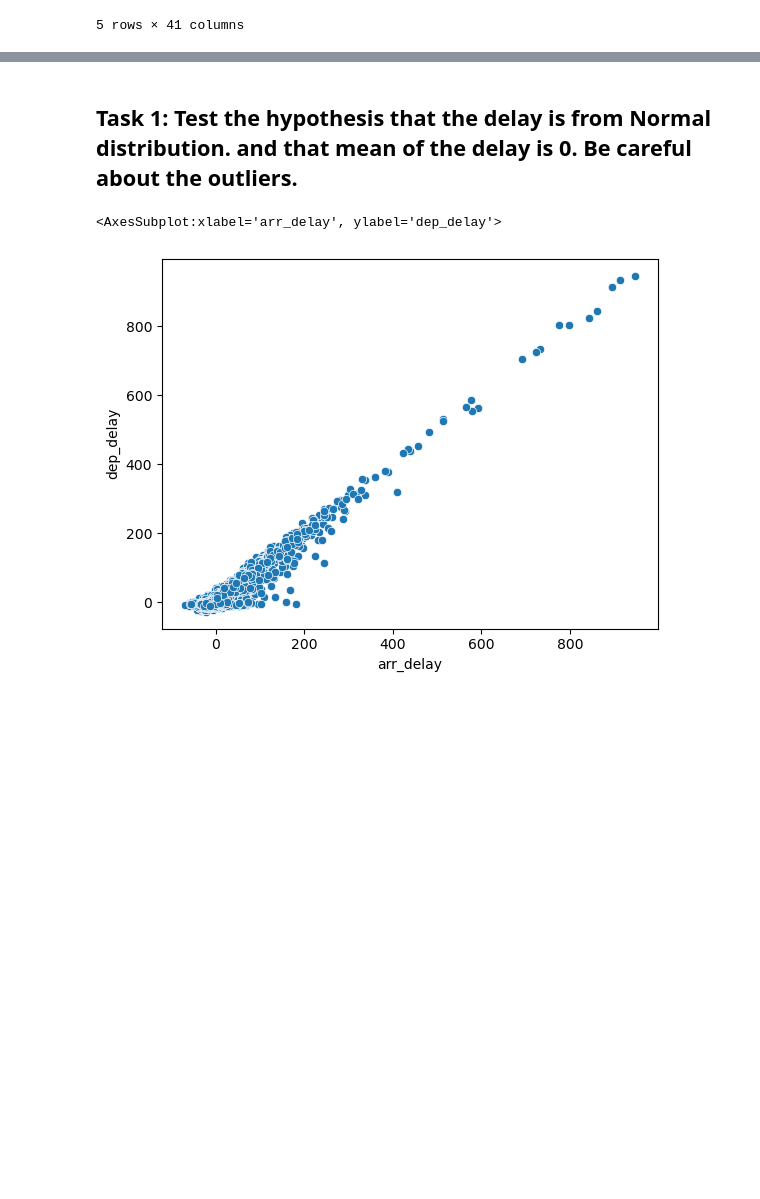
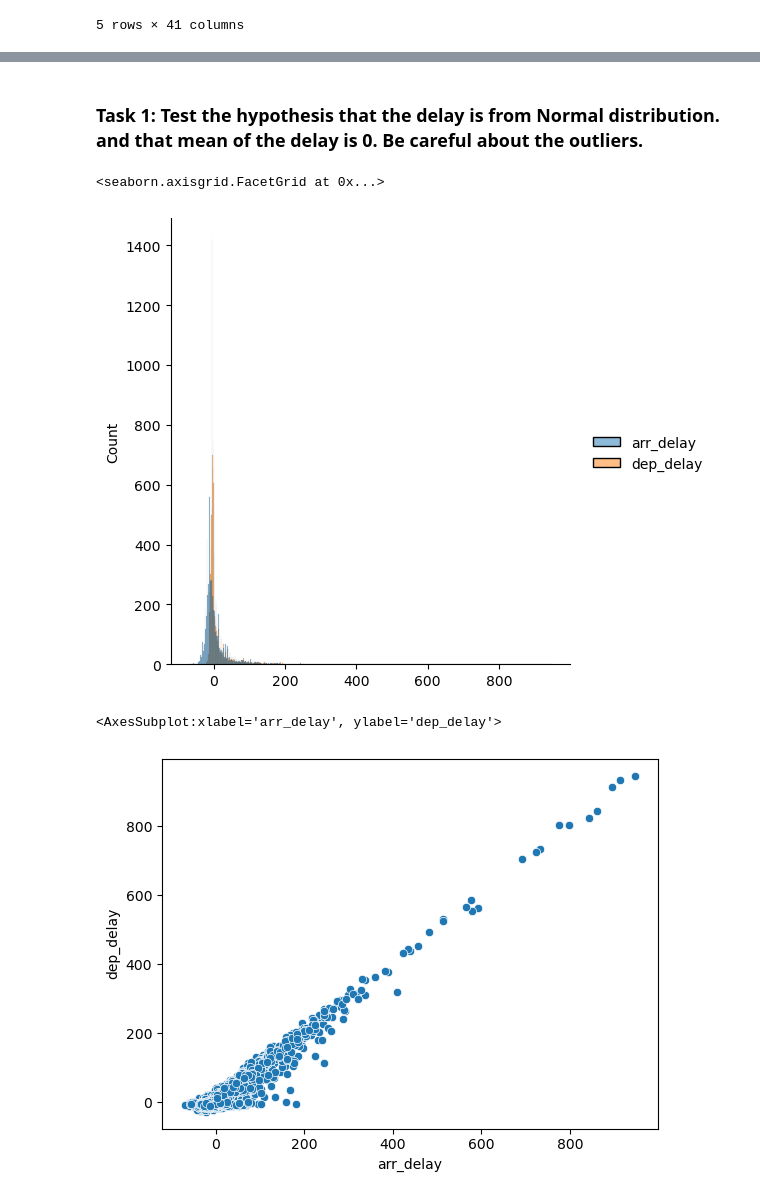
Before and after one commit to BRCanada/Flight-Delay-Prediction, a Jupyter notebook: Flight_Data_Exploration_BR.ipynb, the cells around one changed output, grey strips where cells are left out. Cells and saved outputs as stored; diff of their text form; code cells hidden in the pictures; blank space fills up the shorter version.

```diff
--- a/Flight_Data_Exploration_BR.ipynb
+++ b/Flight_Data_Exploration_BR.ipynb
@@ -71,5 +107,10 @@ data.head()
 # %% [markdown]
-## **Task 1**: Test the hypothesis that the delay is from Normal distribution. and that **mean** of the delay is 0. Be careful about the outliers.
+### **Task 1**: Test the hypothesis that the delay is from Normal distribution. and that **mean** of the delay is 0. Be careful about the outliers.
+# %%
+sns.displot(data[['arr_delay', 'dep_delay']])
+# %% [output]
+<seaborn.axisgrid.FacetGrid at 0x...>
+[figure, added]
 # %%
 sns.scatterplot(data, x='arr_delay', y='dep_delay')
 # %% [output]
```
Also changed, not shown: parts of 26 cells of this notebook, 4 other files.
